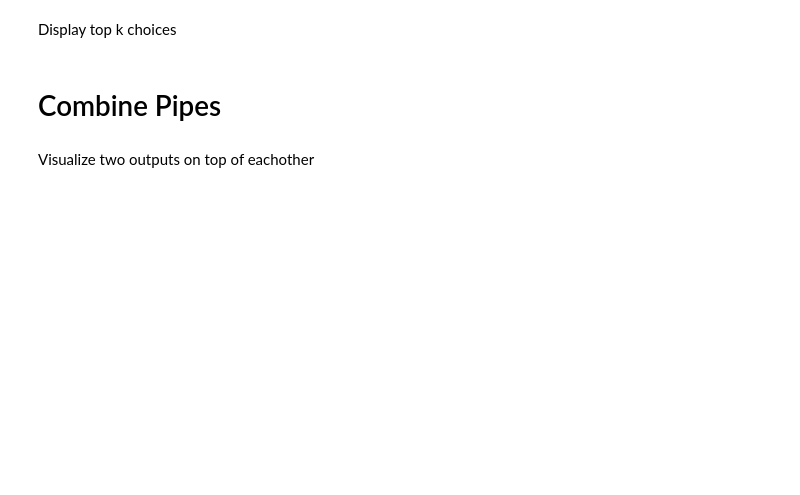
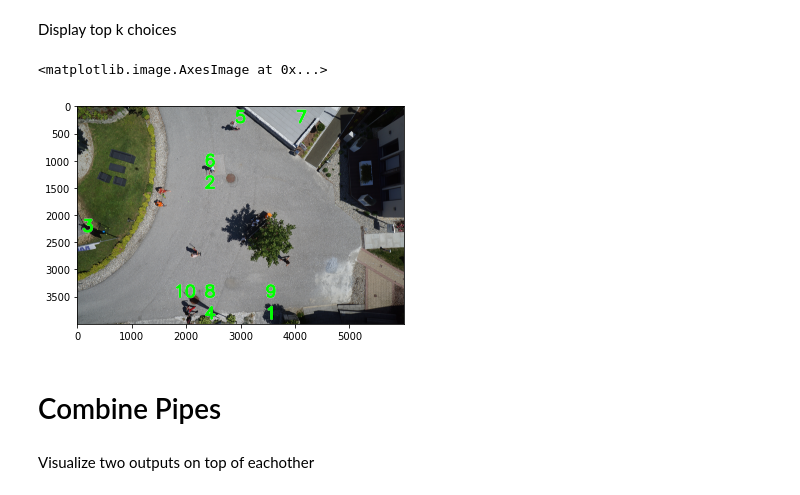
Before and after one commit to youliangtan/uav-landing-nlp, a Jupyter notebook: full_nlp_landing_pipeline.ipynb, the cells around one changed output. Saved outputs shown, nothing was run; the diff lists cells and outputs as text; code cells hidden in the pictures; blank space fills up the shorter version.

```diff
--- a/full_nlp_landing_pipeline.ipynb
+++ b/full_nlp_landing_pipeline.ipynb
@@ -68,8 +57,9 @@ plt.imshow(img)
 <matplotlib.image.AxesImage at 0x...>
 [figure]
 # %%
-os.chdir('/content/drive/MyDrive/DL-project/clip-training/')
-tokenizer = SimpleTokenizer()
+# os.chdir('/content/drive/MyDrive/DL-project/clip-training/')
+# update the default path for Simple Tokenizer
+tokenizer = SimpleTokenizer("clip/data/bpe_simple_vocab_16e6.txt.gz")
 def tokenize(text):
     sot_token = tokenizer.encoder["<|startoftext|>"]
     eot_token = tokenizer.encoder["<|endoftext|>"]
@@ -83,7 +73,7 @@ print(text_com)
 
 token_com = tokenize(text_com)
 print(token_com)
-os.chdir('/content/drive/MyDrive/DL-project/DL_Full_Pipeline/')
+# os.chdir('/content/drive/MyDrive/DL-project/DL_Full_Pipeline/')
 # %% [output]
 Red cross near a bicycle
 tensor([49406,   736,  3417,  2252,   320, 11652, 49407,     0,     0,     0,
@@ -263,6 +269,10 @@ plt.imshow(crop_grid[6][4])
 # %% [markdown]
 Query CLIP
 # %%
+# CLIP_DIR = "/content/drive/MyDrive/DL-project/clip-training/"
+CLIP_DIR = "/home/hrl_gpu_1/dl/uav-landing-nlp/clip/"
+CLIP_MODEL = "checkpoint_39_3560.pt"
+
 def _transform(n_px):
     return T.Compose([
         T.Resize(n_px, interpolation=Image.BICUBIC),
@@ -274,8 +284,8 @@ def _transform(n_px):
 
 def query_clip(text,img_grid):
   with torch.no_grad():
-    os.chdir('/content/drive/MyDrive/DL-project/clip-training/')
-    MODEL_CONFIG_PATH = 'model/model_config.yaml'
+    # os.chdir('/content/drive/MyDrive/DL-project/clip-training/')
+    MODEL_CONFIG_PATH = f'{CLIP_DIR}model/model_config.yaml'
 
     model_config = load_config_file(MODEL_CONFIG_PATH)
 
@@ -284,9 +294,9 @@ def query_clip(text,img_grid):
     model_params['vision_patch_size'] = None
     model = CLIP(**model_params)
     if torch.cuda.is_available():
-      checkpoint = torch.load('/content/drive/MyDrive/DL-project/clip-training/saved_checkpoints/checkpoint_19_900.pt')
+      checkpoint = torch.load(f'{CLIP_DIR}saved_checkpoints/{CLIP_MODEL}')
     else:
-      checkpoint = torch.load('/content/drive/MyDrive/DL-project/clip-training/saved_checkpoints/checkpoint_19_900.pt', map_location=torch.device('cpu'))
+      checkpoint = torch.load(f'{CLIP_DIR}saved_checkpoints/{CLIP_MODEL}', map_location=torch.device('cpu'))
     state_dict = checkpoint['model_state_dict']
     model.load_state_dict(state_dict)
     if torch.cuda.is_available():
@@ -364,26 +380,29 @@ print(val)
 Display top k choices
 # %%
 temp = Image.fromarray(img)
-temp = temp.convert("
+temp = temp.convert("RGBA")
 top_k_map = np.array(temp)
 
 top_k_map[:,:] = [255,255,255,0]
 
 top_k_circ = copy.deepcopy(top_k_map)
 
 x = np.linspace(size,img.shape[0]-size,10)
 y = np.linspace(size,img.shape[1]-size,11)
 
 for i in range(len(val)):
   xind = max_ind[i][0]
   yind = max_ind[i][1]
   cv2.circle(top_k_circ,(int(y[yind]),int(x[xind])), 75, (140,255,0,255), -1)
   cv2.putText(top_k_map,str(i+1),(int(y[yind]-100),int(x[xind]+100)),cv2.FONT_HERSHEY_SIMPLEX,10,(0,255,0,255),50,cv2.LINE_AA)
 
 plt.imshow(img)
 plt.imshow(top_k_map)
 
-plt.savefig('/content/drive/MyDrive/DL-project/DL_Full_Pipeline/Pipeline_Results/' + img_number + 'ranked' + ".png")
+# plt.savefig('/content/drive/MyDrive/DL-project/DL_Full_Pipeline/Pipeline_Results/' + img_number + 'ranked' + ".png")
+# %% [output]
+<matplotlib.image.AxesImage at 0x...>
+[figure, added]
 # %% [markdown]
 # Combine Pipes
 # %% [markdown]
```
Also changed, not shown: parts of 16 cells of this notebook, 2 other files.
